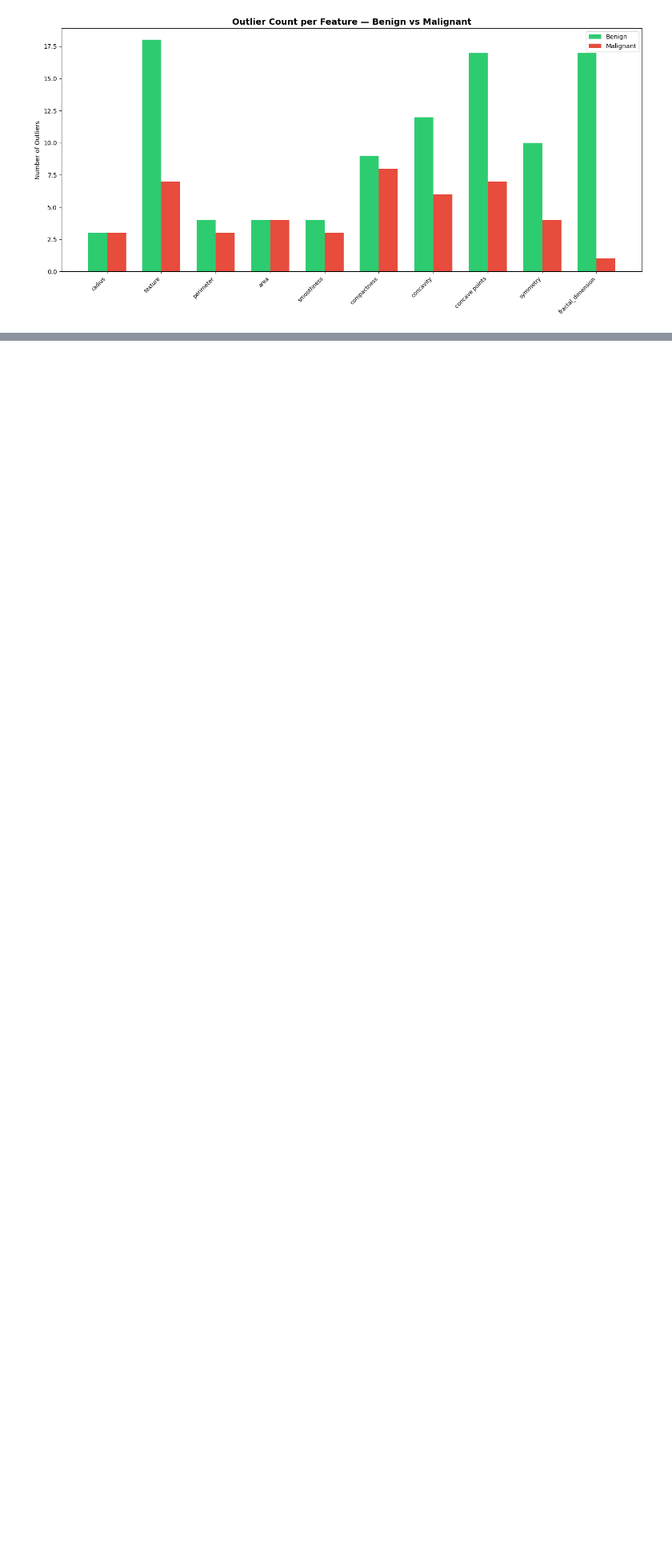
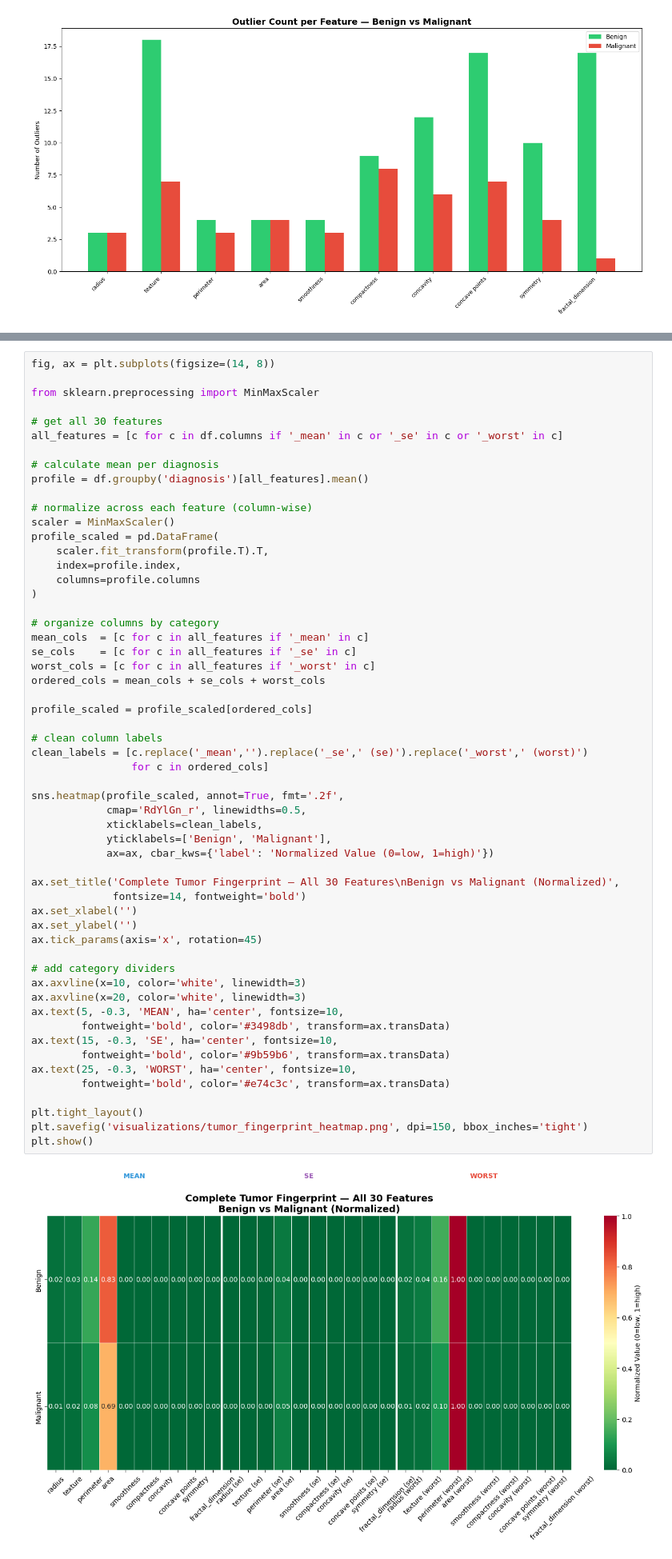
Before and after one commit to john-nio/eda-project, a Jupyter notebook: breast_cancer/breast_cancer.ipynb, the cells around one changed output, grey strips where cells are left out. Shown at 80% size. Saved outputs shown, nothing was run; the diff lists cells and outputs as text; blank space fills up the shorter version.

Commit message:
Adding 1 more chart

```diff
--- a/breast_cancer/breast_cancer.ipynb
+++ b/breast_cancer/breast_cancer.ipynb
@@ -694,3 +694,61 @@ plt.savefig('visualizations/cdf_top_features.png', dpi=150)
 plt.show()
 # %% [output]
 [figure]
+# %%
+fig, ax = plt.subplots(figsize=(14, 8))
+
+from sklearn.preprocessing import MinMaxScaler
+
+# get all 30 features
+all_features = [c for c in df.columns if '_mean' in c or '_se' in c or '_worst' in c]
+
+# calculate mean per diagnosis
+profile = df.groupby('diagnosis')[all_features].mean()
+
+# normalize across each feature (column-wise)
+scaler = MinMaxScaler()
+profile_scaled = pd.DataFrame(
+    scaler.fit_transform(profile.T).T,
+    index=profile.index,
+    columns=profile.columns
+)
+
+# organize columns by category
+mean_cols  = [c for c in all_features if '_mean' in c]
+se_cols    = [c for c in all_features if '_se' in c]
+worst_cols = [c for c in all_features if '_worst' in c]
+ordered_cols = mean_cols + se_cols + worst_cols
+
+profile_scaled = profile_scaled[ordered_cols]
+
+# clean column labels
+clean_labels = [c.replace('_mean','').replace('_se',' (se)').replace('_worst',' (worst)')
+                for c in ordered_cols]
+
+sns.heatmap(profile_scaled, annot=True, fmt='.2f',
+            cmap='RdYlGn_r', linewidths=0.5,
+            xticklabels=clean_labels,
+            yticklabels=['Benign', 'Malignant'],
+            ax=ax, cbar_kws={'label': 'Normalized Value (0=low, 1=high)'})
+
+ax.set_title('Complete Tumor Fingerprint — All 30 Features\nBenign vs Malignant (Normalized)',
+             fontsize=14, fontweight='bold')
+ax.set_xlabel('')
+ax.set_ylabel('')
+ax.tick_params(axis='x', rotation=45)
+
+# add category dividers
+ax.axvline(x=10, color='white', linewidth=3)
+ax.axvline(x=20, color='white', linewidth=3)
+ax.text(5, -0.3, 'MEAN', ha='center', fontsize=10,
+        fontweight='bold', color='#3498db', transform=ax.transData)
+ax.text(15, -0.3, 'SE', ha='center', fontsize=10,
+        fontweight='bold', color='#9b59b6', transform=ax.transData)
+ax.text(25, -0.3, 'WORST', ha='center', fontsize=10,
+        fontweight='bold', color='#e74c3c', transform=ax.transData)
+
+plt.tight_layout()
+plt.savefig('visualizations/tumor_fingerprint_heatmap.png', dpi=150, bbox_inches='tight')
+plt.show()
+# %% [output]
+[figure, added]
```
Also changed, not shown: parts of 1 cell of this notebook, 1 other file.
